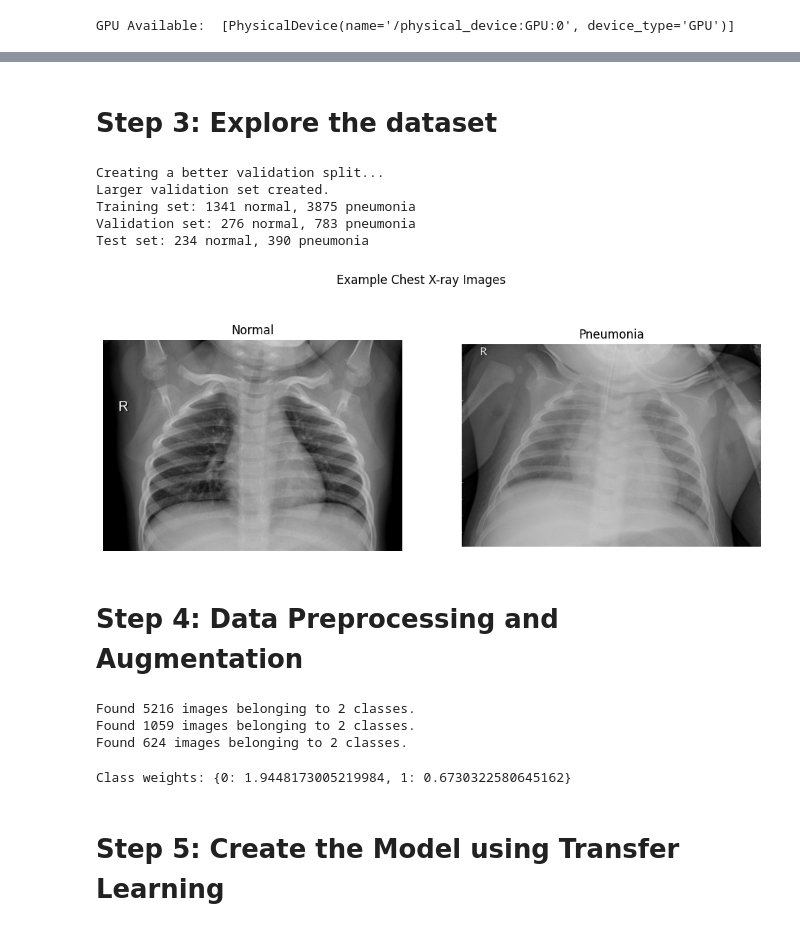
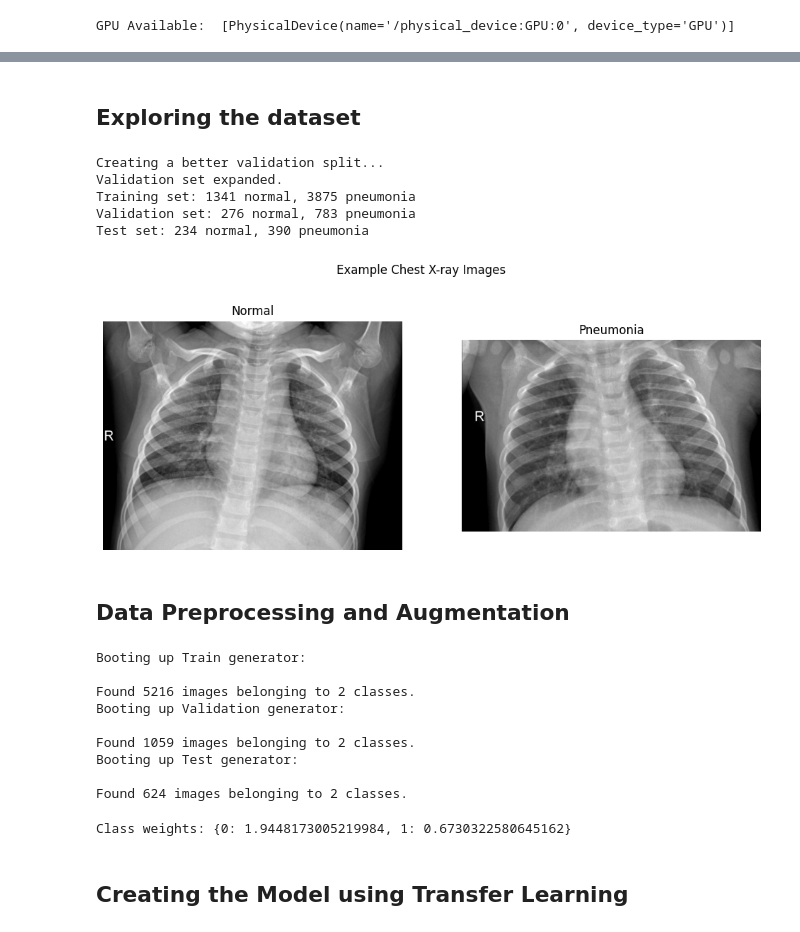
Before and after one commit to AkashKK25/pneumonia-xray-detection, a Jupyter notebook: notebooks/pneumonia_classification.ipynb, the cells around one changed output, grey strips where cells are left out. Saved outputs shown, nothing was run; the diff lists cells and outputs as text; code cells hidden in the pictures.

```diff
--- a/notebooks/pneumonia_classification.ipynb
+++ b/notebooks/pneumonia_classification.ipynb
@@ -83,5 +70,5 @@ Streaming output truncated to the last 5000 lines.
 # %% [markdown]
-# Step 3: Explore the dataset
+## Exploring the dataset
 # %%
 train_dir = 'chest_xray/train'
 val_dir = 'chest_xray/val'
@@ -110,7 +97,7 @@ if not os.path.exists(val_dir) or len(os.listdir(os.path.join(val_dir, 'NORMAL')
             dst_path = os.path.join(val_dir, cls, file)
             shutil.copy(src_path, dst_path)  # Copy instead of move to preserve original
 
-    print("Larger validation set created.")
+    print("Validation set expanded.")
 
 # Count the number of images in each split
 def count_images(directory):
@@ -123,45 +110,45 @@ val_normal, val_pneumonia = count_images(val_dir)
 test_normal, test_pneumonia = count_images(test_dir)
 
 print(f"Training set: {train_normal} normal, {train_pneumonia} pneumonia")
 print(f"Validation set: {val_normal} normal, {val_pneumonia} pneumonia")
 print(f"Test set: {test_normal} normal, {test_pneumonia} pneumonia")
 
 # Visualize some example images
 plt.figure(figsize=(12, 5))
 
 # Normal example
-normal_img_path = os.path.join(train_dir, 'NORMAL', os.listdir(os.path.join(train_dir, 'NORMAL'))[0])
+normal_img_path = os.path.join(train_dir, 'NORMAL', os.listdir(os.path.join(train_dir, 'NORMAL'))[random.randint(0, train_normal-1)])
 normal_img = Image.open(normal_img_path)
 plt.subplot(1, 2, 1)
 plt.imshow(normal_img, cmap='gray')
 plt.title('Normal')
 plt.axis('off')
 
 # Pneumonia example
-pneumonia_img_path = os.path.join(train_dir, 'PNEUMONIA', os.listdir(os.path.join(train_dir, 'PNEUMONIA'))[0])
+pneumonia_img_path = os.path.join(train_dir, 'PNEUMONIA', os.listdir(os.path.join(train_dir, 'PNEUMONIA'))[random.randint(0, train_pneumonia-1)])
 pneumonia_img = Image.open(pneumonia_img_path)
 plt.subplot(1, 2, 2)
 plt.imshow(pneumonia_img, cmap='gray')
 plt.title('Pneumonia')
 plt.axis('off')
 
 plt.suptitle('Example Chest X-ray Images')
 plt.show()
 # %% [output]
 Creating a better validation split...
-Larger validation set created.
+Validation set expanded.
 Training set: 1341 normal, 3875 pneumonia
 Validation set: 276 normal, 783 pneumonia
 Test set: 234 normal, 390 pneumonia
-[figure, old version]
+[figure, new version]
 # %% [markdown]
-# Step 4: Data Preprocessing and Augmentation
+## Data Preprocessing and Augmentation
 # %%
 IMG_SIZE = 224  # MobileNetV2 input size
 
 # Enhanced Data augmentation for training set
 train_datagen = ImageDataGenerator(
-    rescale=1./255,
+    rescale=1./255,            # Hyperparameter tuning:
     rotation_range=20,         # Increased from 10
     width_shift_range=0.2,     # Increased from 0.1
     height_shift_range=0.2,    # Increased from 0.1
@@ -175,9 +162,10 @@ train_datagen = ImageDataGenerator(
 # Only rescaling for validation and test sets
 val_test_datagen = ImageDataGenerator(rescale=1./255)
 
-# Create data generators
+# Creating data generators
 batch_size = 32
 
+print("Booting up Train generator:")
 train_generator = train_datagen.flow_from_directory(
     train_dir,
     target_size=(IMG_SIZE, IMG_SIZE),
@@ -185,7 +173,9 @@ train_generator = train_datagen.flow_from_directory(
     class_mode='binary',
     shuffle=True
 )
+print("\n")
 
+print("Booting up Validation generator:")
 validation_generator = val_test_datagen.flow_from_directory(
     val_dir,
     target_size=(IMG_SIZE, IMG_SIZE),
@@ -193,7 +183,9 @@ validation_generator = val_test_datagen.flow_from_directory(
     class_mode='binary',
     shuffle=False
 )
+print("\n")
 
+print("Booting up Test generator:")
 test_generator = val_test_datagen.flow_from_directory(
     test_dir,
     target_size=(IMG_SIZE, IMG_SIZE),
@@ -202,8 +194,14 @@ test_generator = val_test_datagen.flow_from_directory(
     shuffle=False
 )
 # %% [output]
+Booting up Train generator:
+
 Found 5216 images belonging to 2 classes.
+Booting up Validation generator:
+
 Found 1059 images belonging to 2 classes.
+Booting up Test generator:
+
 Found 624 images belonging to 2 classes.
 # %%
 # Calculate class weights
@@ -221,5 +219,5 @@ print(f"Class weights: {class_weight}")
 # %% [output]
 Class weights: {0: 1.9448173005219984, 1: 0.6730322580645162}
 # %% [markdown]
-# Step 5: Create the Model using Transfer Learning
+## Creating the Model using Transfer Learning
 # %%
```
Also changed, not shown: parts of 27 cells of this notebook.
